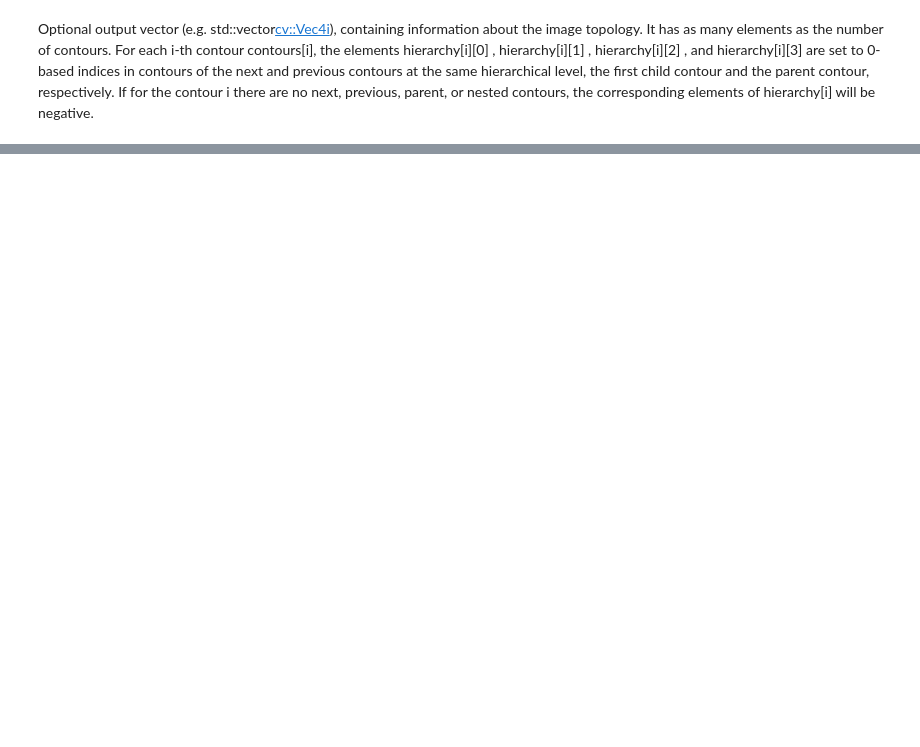
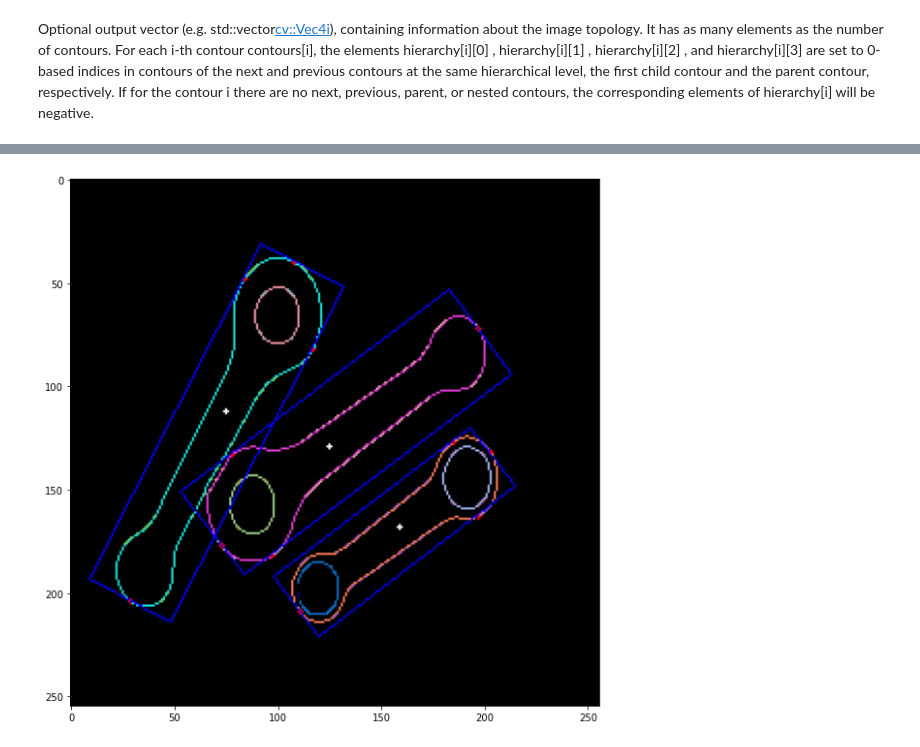
Before and after one commit to cormarchili/ConnectingRods, a Jupyter notebook: Project.ipynb, the cells around one changed output, grey strips where cells are left out. Cells and saved outputs as stored; diff of their text form; code cells hidden in the pictures; blank space fills up the shorter version.

```diff
--- a/Project.ipynb
+++ b/Project.ipynb
@@ -286,0 +256,81 @@ plt.imshow(img, cmap='gray')
+# %%
+def get_vertexes(C1, C2, C3, C4, aMA, bMA, aMI, bMI):
+    j1, i1 = C1[0], C1[1]
+    j2, i2 = C2[0], C2[1]
+    j3, i3 = C3[0], C3[1]
+    j4, i4 = C4[0], C4[1]
+
+    cl1 = -(aMA*j1 + bMA*i1)
+    cl2 = -(aMA*j2 + bMA*i2)
+    cw1 = -(aMI*j3 + bMI*i3)
+    cw2 = -(aMI*j4 + bMI*i4)
+
+    v1 = (int((bMA*cw1 - bMI*cl1)/(aMA*bMI - bMA*aMI)),int((aMI*cl1 - aMA*cw1)/(aMA*bMI - bMA*aMI)))
+    v2 = (int((bMA*cw2 - bMI*cl1)/(aMA*bMI - bMA*aMI)),int((aMI*cl1 - aMA*cw2)/(aMA*bMI - bMA*aMI)))
+    v3 = (int((bMA*cw1 - bMI*cl2)/(aMA*bMI - bMA*aMI)),int((aMI*cl2 - aMA*cw1)/(aMA*bMI - bMA*aMI)))
+    v4 = (int((bMA*cw2 - bMI*cl2)/(aMA*bMI - bMA*aMI)),int((aMI*cl2 - aMA*cw2)/(aMA*bMI - bMA*aMI)))
+    return v1,v2,v3,v4
+# %%
+#blob_details is indexed by the blob and contains contour - baricentre - moments - (orientation_maj, orientation_min)
+img_oer = background.copy()
+
+for b in blob_details.keys():
+    blob_contour = blob_details[b][0]
+    blob_barycentre = blob_details[b][1]
+    blob_moments = blob_details[b][2]
+    blob_orientation = blob_details[b][3]
+
+    cv.circle(img_oer, (blob_barycentre), radius=0, color=(255, 255, 255), thickness=2)
+
+
+    #Compute alpha and beta from the orientation of the major axis
+    alpha = -math.sin(blob_orientation[0])
+    beta = math.cos(blob_orientation[0])
+
+    aMA = alpha
+    bMA = -beta
+    cMA = beta*blob_barycentre[1] - alpha*blob_barycentre[0]
+
+    aMI = beta
+    bMI = alpha
+    cMI = -beta*blob_barycentre[0] - alpha*blob_barycentre[1]
+
+    C1, C2, C3, C4 = compute_oriented_mer(aMA, bMA, cMA, aMI, bMI, cMI, blob_contour)
+
+    cv.circle(img_oer, C1, radius=0, color=(255, 0, 0), thickness=2)
+    cv.circle(img_oer, C2, radius=0, color=(255, 0, 0), thickness=2)
+    cv.circle(img_oer, C3, radius=0, color=(255, 0, 0), thickness=2)
+    cv.circle(img_oer, C4, radius=0, color=(255, 0, 0), thickness=2)
+
+
+    v1, v2, v3, v4 = get_vertexes(C1, C2, C3, C4, aMA, bMA, aMI, bMI)
+
+    cv.line(img_oer, v1, v3, (0, 0, 255), 1)
+    cv.line(img_oer, v1, v2, (0, 0, 255), 1)
+    cv.line(img_oer, v2, v4, (0, 0, 255), 1)
+    cv.line(img_oer, v4, v3, (0, 0, 255), 1)
+
+    L = math.sqrt((math.pow((v1[0]-v2[0]),2))+(math.pow((v1[1]-v2[1]),2)))
+    W = math.sqrt((math.pow((v1[0]-v3[0]),2))+(math.pow((v1[1]-v3[1]),2)))
+    if(W > L):
+        point1 = v1
+        point2 = v2
+    else:
+        point1 = v1
+        point2 = v3
+    m = (point2[1]-point1[1])/(point2[0]-point1[0])
+    c = blob_barycentre[1] - m*(blob_barycentre[0])
+    distances = []
+    for e in blob_contour:
+        j = e[0][0]
+        i = e[0][1]
+        distance = math.sqrt((math.pow((blob_barycentre[0] - j),2))+(math.pow((blob_barycentre[1] - i),2)))
+        distances.append(distance)
+    wb = 2 * np.min(distances)
+
+    print(f'Blob {b} - lenght {max(L,W):.2f}, width {min(L,W):.2f}, width at barycentre {wb:.2f}')
+
+plt.figure(figsize=(10, 10))
+plt.imshow(img_oer, cmap='gray')
+plt.show()
+# %% [output]
@@ -286,0 +340 @@ plt.imshow(img, cmap='gray')
+[figure, added]
```
Also changed, not shown: parts of 18 cells of this notebook.
